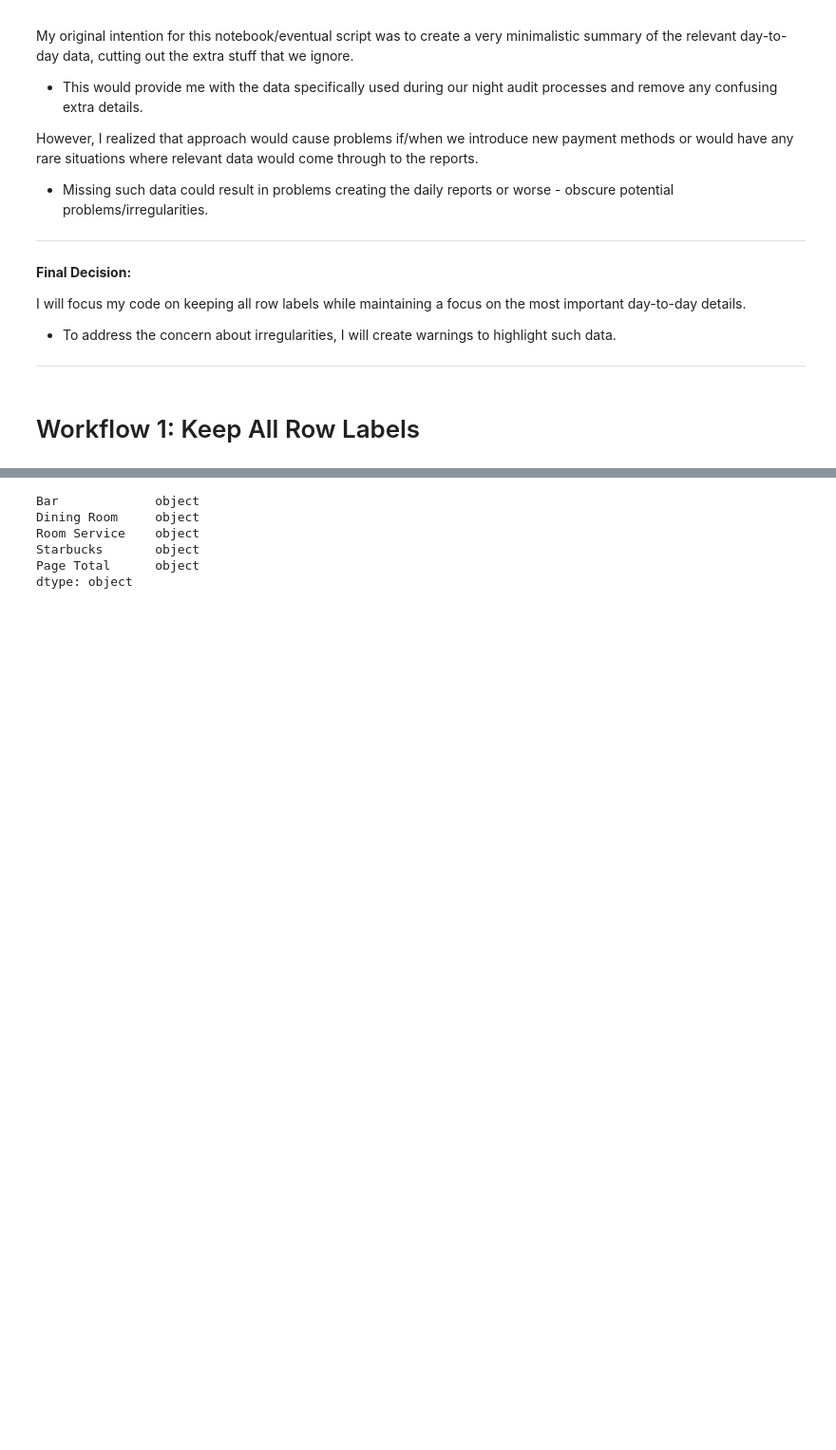
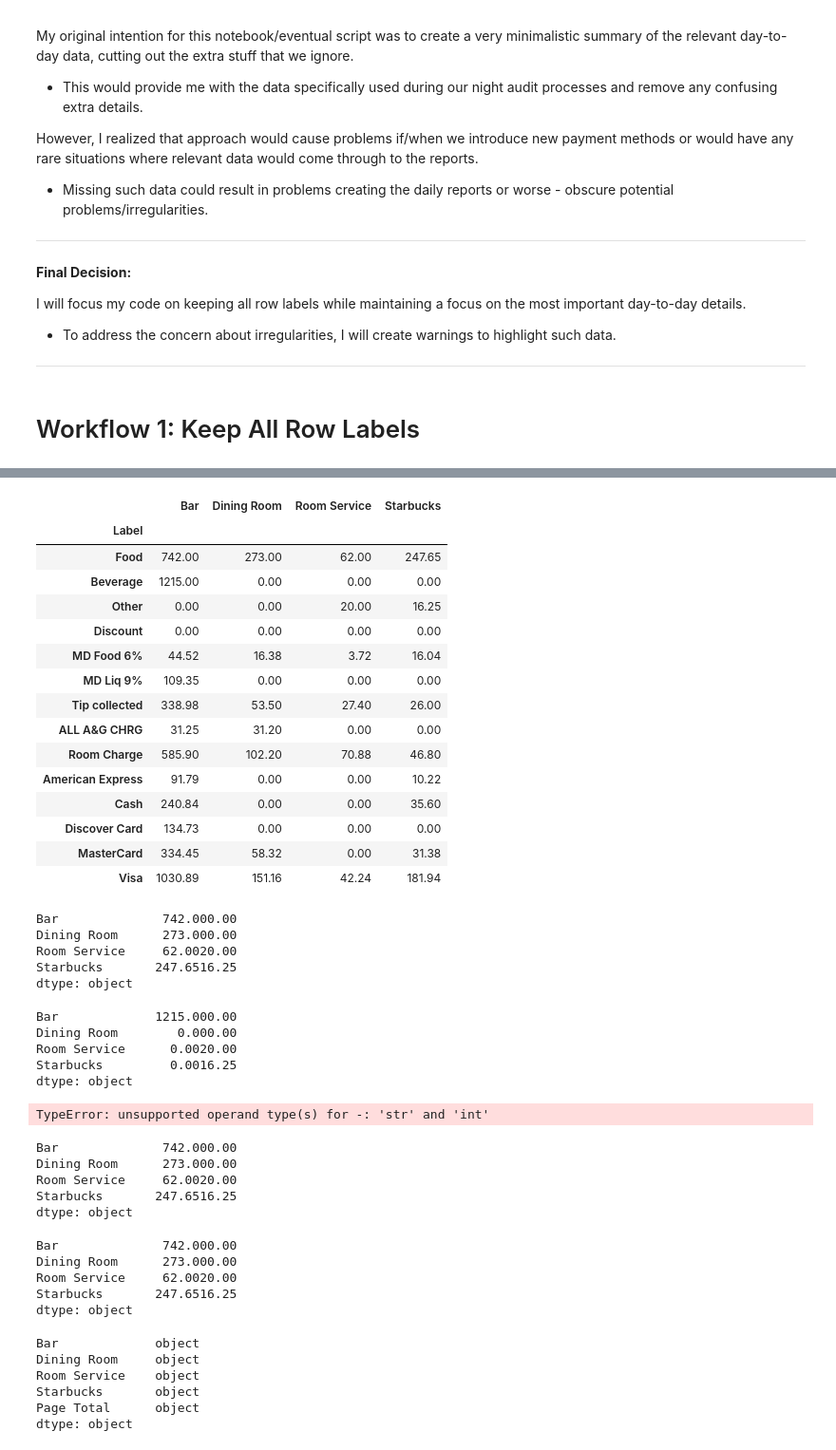
Before and after one commit to BenJMcCarty/sbn_digital_dining_daily_reports, a Jupyter notebook: Script_to_Generate_Reports.ipynb, the cells around one changed output, grey strips where cells are left out. Shown: that part at 95% size. Cells and saved outputs as stored; diff of their text form; code cells hidden in the pictures; blank space fills up the shorter version.

```diff
--- a/Script_to_Generate_Reports.ipynb
+++ b/Script_to_Generate_Reports.ipynb
@@ -411,0 +413,7 @@ df_no_drp
+# %%
+## Re-labeling columns for ease-of-use when slicing
+df_all_cols.columns = df_all_cols.iloc[0]
+df_all_cols
+# %%
+df_all_cols = df_all_cols.drop(index = 'Label')
+df_all_cols
@@ -411,0 +427,9 @@ df_no_drp
+# %%
+## Specifying daily-use labels
+
+daily_rows = ['Food', 'Beverage', 'Other', 'Discount', 'MD Food 6%',
+              'MD Liq 9%', 'Tip collected', "ALL A&G CHRG", 'Room Charge',
+              'American Express', 'Cash', 'Discover Card', 'MasterCard', 'Visa']
+
+df_daily = df_all_cols[daily_rows]
+df_daily
@@ -412,3 +442,62 @@ df_no_drp
+# %%
+df_daily.T
+# %% [output]
+|  | Bar | Dining Room | Room Service | Starbucks |
+| Label |  |  |  |  |
+| Food | 742.00 | 273.00 | 62.00 | 247.65 |
+| Beverage | 1215.00 | 0.00 | 0.00 | 0.00 |
+| Other | 0.00 | 0.00 | 20.00 | 16.25 |
+| Discount | 0.00 | 0.00 | 0.00 | 0.00 |
+| MD Food 6% | 44.52 | 16.38 | 3.72 | 16.04 |
+| MD Liq 9% | 109.35 | 0.00 | 0.00 | 0.00 |
+| Tip collected | 338.98 | 53.50 | 27.40 | 26.00 |
+| ALL A&G CHRG | 31.25 | 31.20 | 0.00 | 0.00 |
+| Room Charge | 585.90 | 102.20 | 70.88 | 46.80 |
+| American Express | 91.79 | 0.00 | 0.00 | 10.22 |
+| Cash | 240.84 | 0.00 | 0.00 | 35.60 |
+| Discover Card | 134.73 | 0.00 | 0.00 | 0.00 |
+| MasterCard | 334.45 | 58.32 | 0.00 | 31.38 |
+| Visa | 1030.89 | 151.16 | 42.24 | 181.94 |
+# %%
+daily_food = df_daily['Food']+df_daily['Other']
+daily_food
+# %% [output]
+Bar              742.000.00
+Dining Room      273.000.00
+Room Service     62.0020.00
+Starbucks       247.6516.25
+dtype: object
+# %%
+daily_beverage = df_daily['Beverage']+df_daily['Other']
+daily_beverage
+# %% [output]
+Bar             1215.000.00
+Dining Room        0.000.00
+Room Service      0.0020.00
+Starbucks         0.0016.25
+dtype: object
+# %%
+daily_beverage[0]-1
+# %% [output]
+TypeError: unsupported operand type(s) for -: 'str' and 'int'
+# %%
+daily_food = df_daily['Food']+df_daily['Other']
+daily_food
+# %% [output]
+Bar              742.000.00
+Dining Room      273.000.00
+Room Service     62.0020.00
+Starbucks       247.6516.25
+dtype: object
+# %%
+daily_food = df_daily['Food']+df_daily['Other']
+daily_food
+# %% [output]
+Bar              742.000.00
+Dining Room      273.000.00
+Room Service     62.0020.00
+Starbucks       247.6516.25
+dtype: object
 # %%
 ## Review datatypes
 
```
Also changed, not shown: parts of 8 cells of this notebook.
